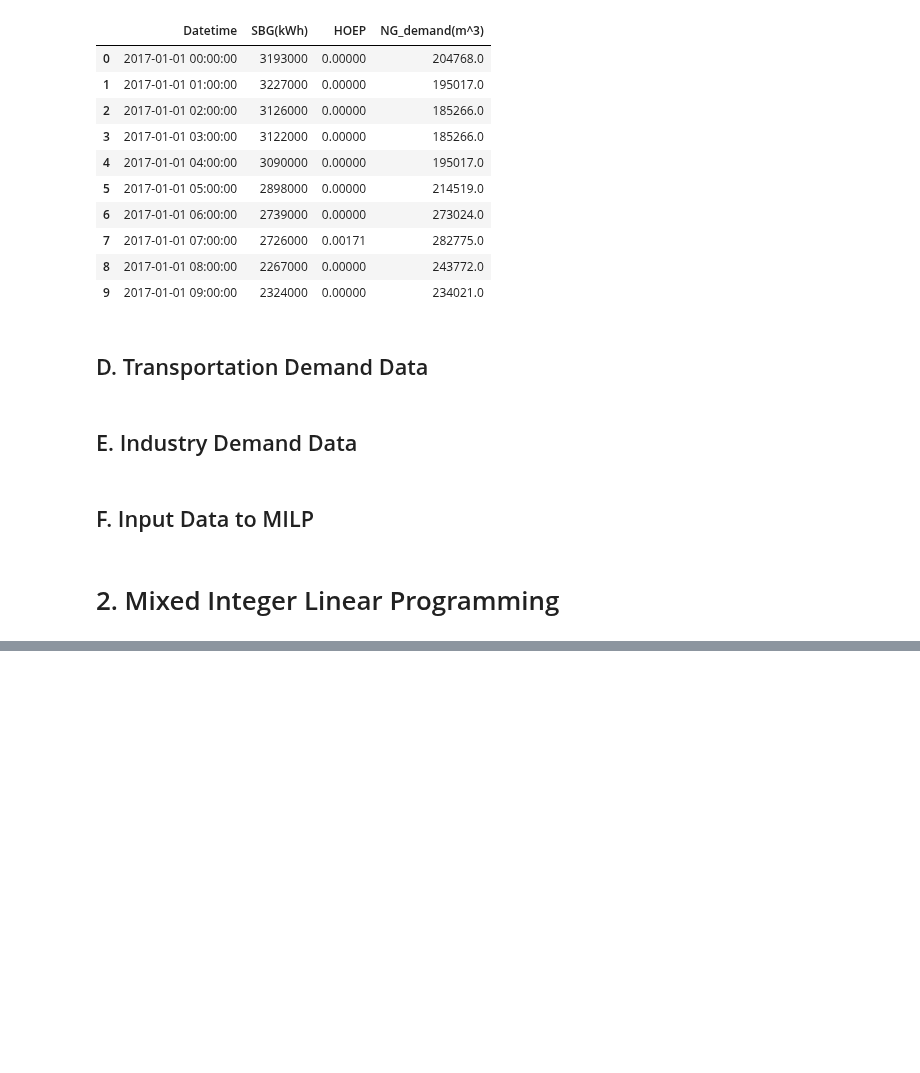
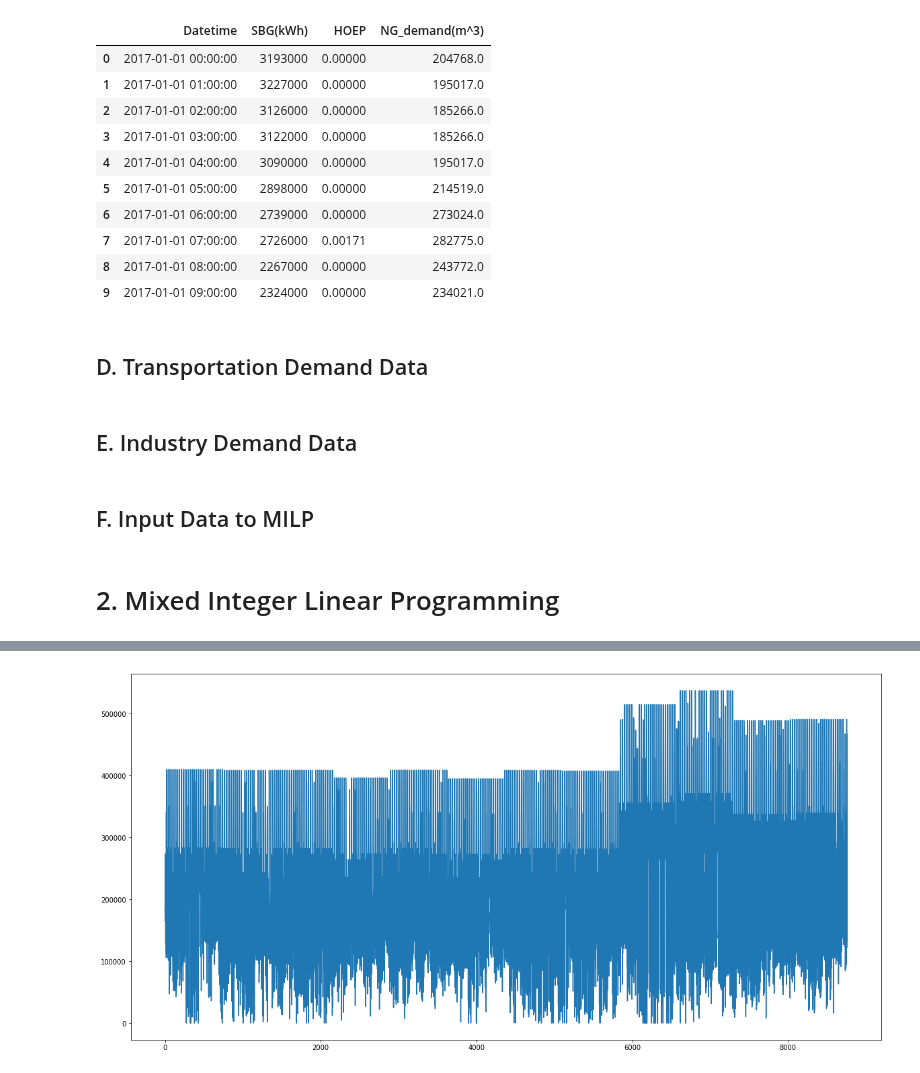
Before and after one commit to lewisjko/FYDP, a Jupyter notebook: FYDP.ipynb, the cells around one changed output, grey strips where cells are left out. Cells and saved outputs as stored; diff of their text form; code cells hidden in the pictures; blank space fills up the shorter version.

```diff
--- a/FYDP.ipynb
+++ b/FYDP.ipynb
@@ -412,7 +412,7 @@ RNG_max = pulp.LpVariable('RNG_max',
 
 N_electrolyzer = pulp.LpVariable('N_electrolyzer',
                                  lowBound=0,
-                                 cat='Continuous') # dimensionless
+                                 cat='Integer') # dimensionless
 
 alpha = pulp.LpVariable.dicts('alpha',
                           [str(i) for i in range(1, 31)],
@@ -440,10 +440,10 @@ CO2 = pulp.LpVariable.dicts('CO2_h',
                           cat='Continuous') # m^3/h
 
 
-NG = pulp.LpVariable.dicts('NG_h',
-                          [str(i) for i in input_df.index],
-                          lowBound=0,
-                          cat='Continuous') # m^3/h
+# NG = pulp.LpVariable.dicts('NG_h',
+#                           [str(i) for i in input_df.index],
+#                           lowBound=0,
+#                           cat='Continuous') # m^3/h
 
 # Objective variables
 CAPEX = pulp.LpVariable('CAPEX', cat='Continuous')
@@ -452,6 +452,7 @@ OPEX = pulp.LpVariable('OPEX', cat='Continuous')
 
 for i, h in enumerate([str(i) for i in input_df.index]):
     # Energy and flow constraints
+
     if h == '0':
         LP += RNG_max <= CO2_available
     LP += H2[h] == nu_electrolyzer * E[h] / E_HHV_H2
@@ -459,7 +460,8 @@ for i, h in enumerate([str(i) for i in input_df.index]):
     LP += CO2[h] == RNG[h]
 
     # Demand constraint
-    LP += NG[h] == D[i] - RNG[h]
+    #LP += NG[h] == D[i] - RNG[h]
+    LP += RNG[h] == D[i]
 
     # Electrolyzer and reactor constraints
     LP += N_electrolyzer * E_electrolyzer_min <= E[h]
@@ -471,7 +473,7 @@ for i, h in enumerate([str(i) for i in input_df.index]):
         LP += RNG_max * tau >= RNG[h] - RNG[str(i - 1)]
     if h == '0':
         LP += pulp.lpSum(n * alpha[str(n)] for n in range(1, 31)) == N_electrolyzer
-        LP += pulp.lpSum(alpha) <= 1
+        LP += pulp.lpSum(alpha) == 1
 
 # CAPEX
 C_electrolyzer = [beta * C_0 * i ** mu for i in range(1, 31)]
@@ -511,0 +508,5 @@ print(CAPEX.value(), OPEX.value())
+# %%
+#create variable dictionary
+variable_dict = {}
+for v in LP.variables():
+    variable_dict[v.name] = v.varValue
@@ -511,0 +553,9 @@ print(CAPEX.value(), OPEX.value())
+# %%
+def create_plot(df):
+    %matplotlib inline
+    import matplotlib.pyplot as plt
+
+    plt.figure(figsize=(20,10))
+    plt.plot(df['hour'],df['value'])
+# %%
+RNG_df = create_var_df(variable_dict,'RNG_h_')
@@ -511,0 +576,4 @@ print(CAPEX.value(), OPEX.value())
+# %%
+create_plot(RNG_df)
+# %% [output]
+[figure, added]
```
Also changed, not shown: parts of 7 cells of this notebook.
